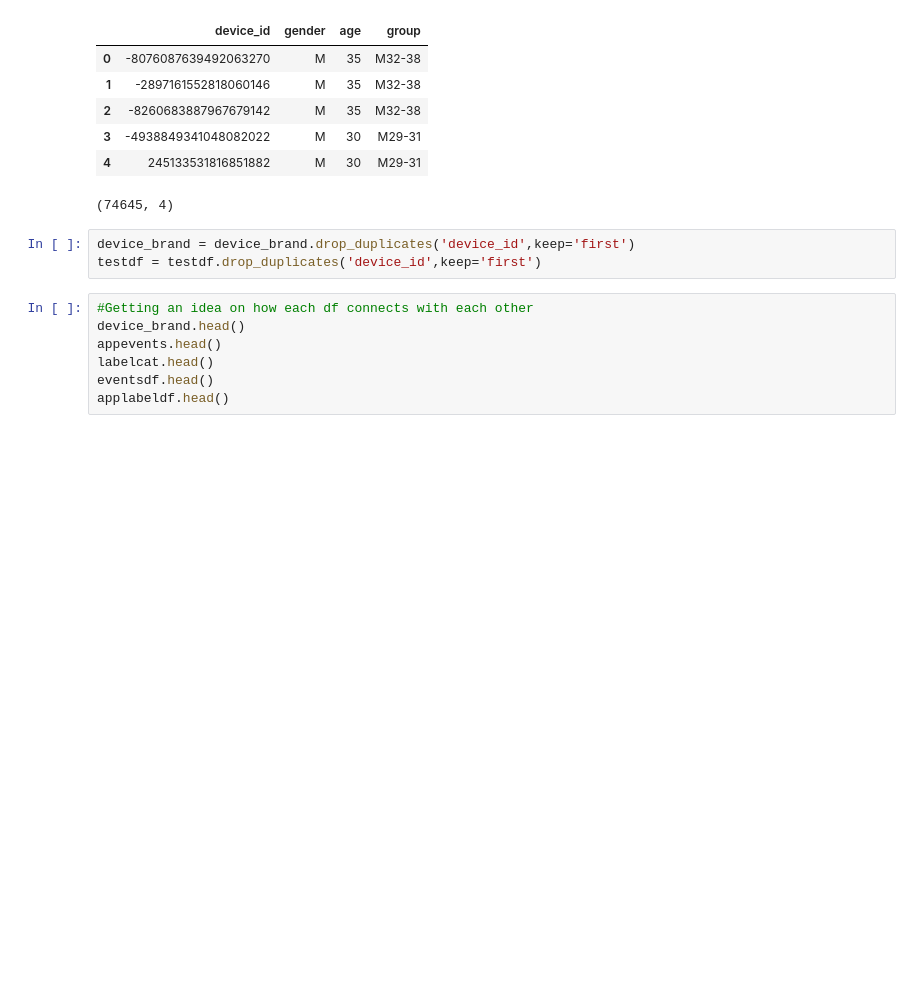
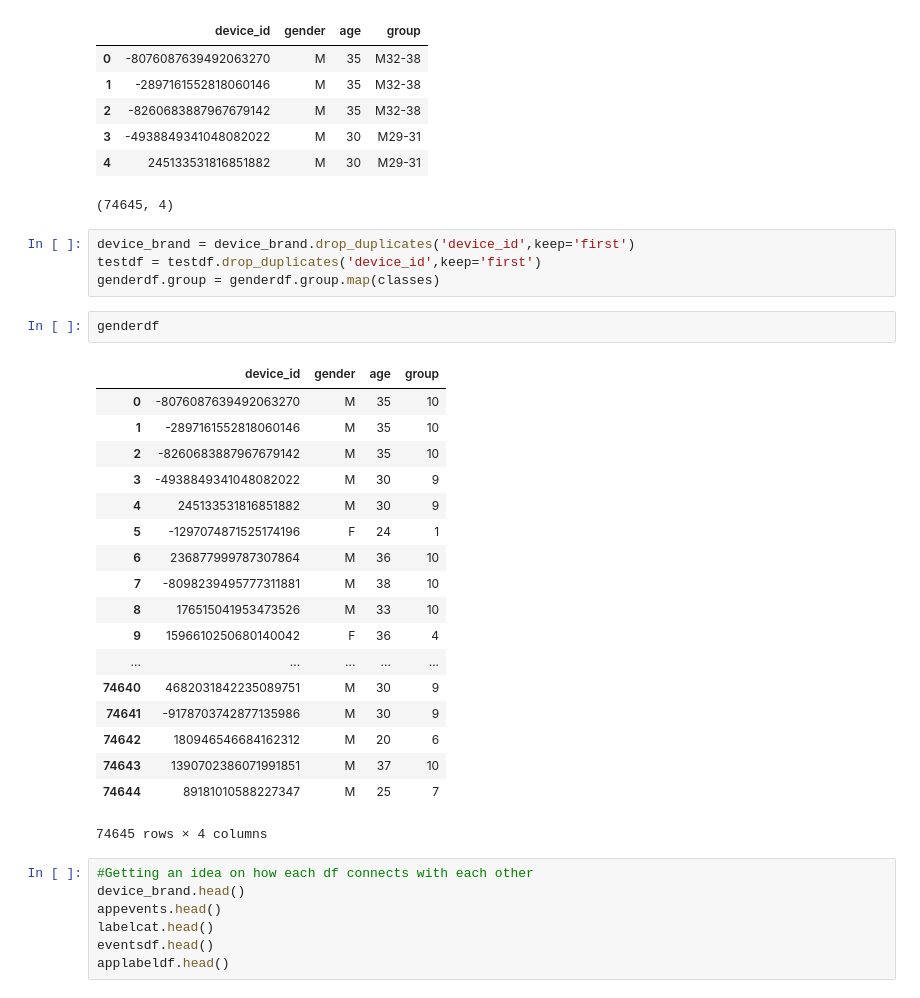
Before and after one commit to djmor12/Metis, a Jupyter notebook: Talking Data/TalkingData.ipynb, the cells around one changed output. Drawn from its saved outputs; the diff is of its cells as text; blank space fills up the shorter version.

```diff
--- a/Talking Data/TalkingData.ipynb
+++ b/Talking Data/TalkingData.ipynb
@@ -73,6 +73,28 @@ genderdf.shape
 # %%
 device_brand = device_brand.drop_duplicates('device_id',keep='first')
 testdf = testdf.drop_duplicates('device_id',keep='first')
+genderdf.group = genderdf.group.map(classes)
+# %%
+genderdf
+# %% [output]
+|  | device_id | gender | age | group |
+| 0 | -8076087639492063270 | M | 35 | 10 |
+| 1 | -2897161552818060146 | M | 35 | 10 |
+| 2 | -8260683887967679142 | M | 35 | 10 |
+| 3 | -4938849341048082022 | M | 30 | 9 |
+| 4 | 245133531816851882 | M | 30 | 9 |
+| 5 | -1297074871525174196 | F | 24 | 1 |
+| 6 | 236877999787307864 | M | 36 | 10 |
+| 7 | -8098239495777311881 | M | 38 | 10 |
+| 8 | 176515041953473526 | M | 33 | 10 |
+| 9 | 1596610250680140042 | F | 36 | 4 |
+| ... | ... | ... | ... | ... |
+| 74640 | 4682031842235089751 | M | 30 | 9 |
+| 74641 | -9178703742877135986 | M | 30 | 9 |
+| 74642 | 180946546684162312 | M | 20 | 6 |
+| 74643 | 1390702386071991851 | M | 37 | 10 |
+| 74644 | 89181010588227347 | M | 25 | 7 |
+74645 rows × 4 columns
 # %%
 #Getting an idea on how each df connects with each other
 device_brand.head()
```
Also changed, not shown: parts of 18 cells of this notebook, 6 other files.
